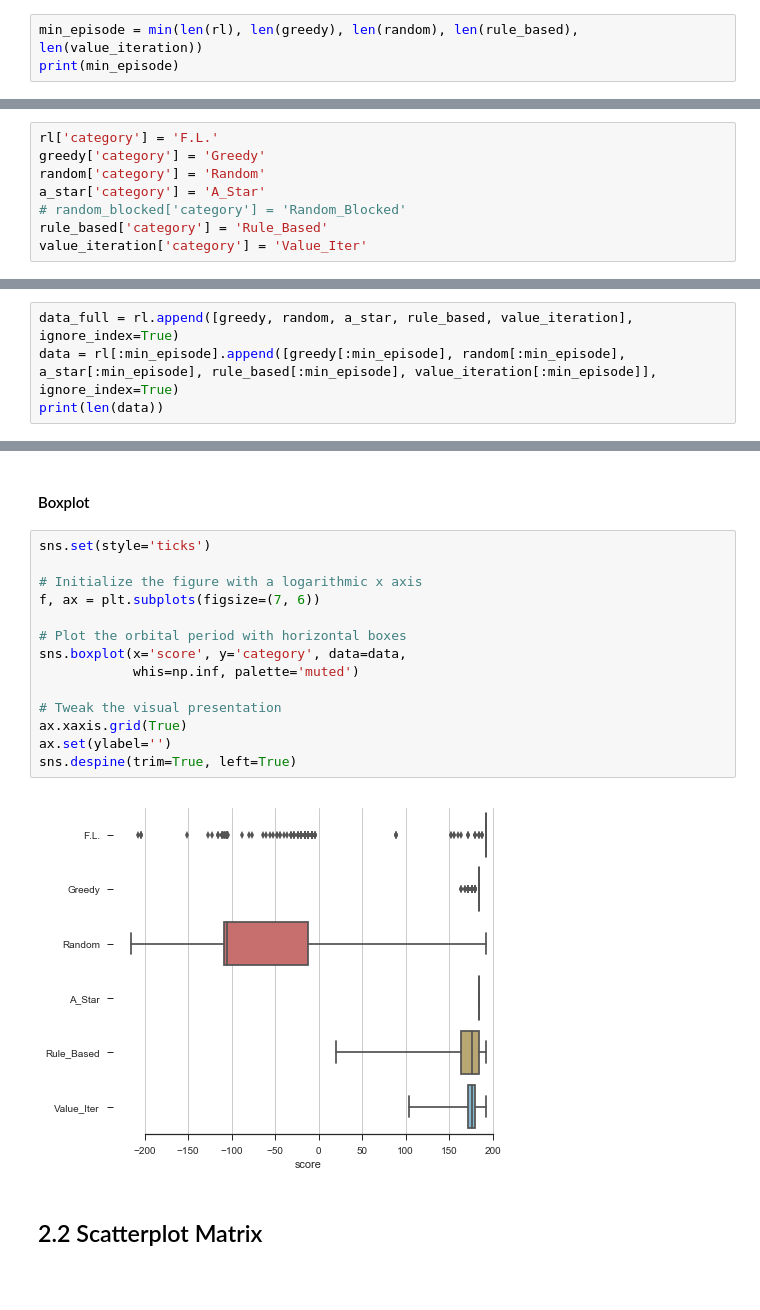
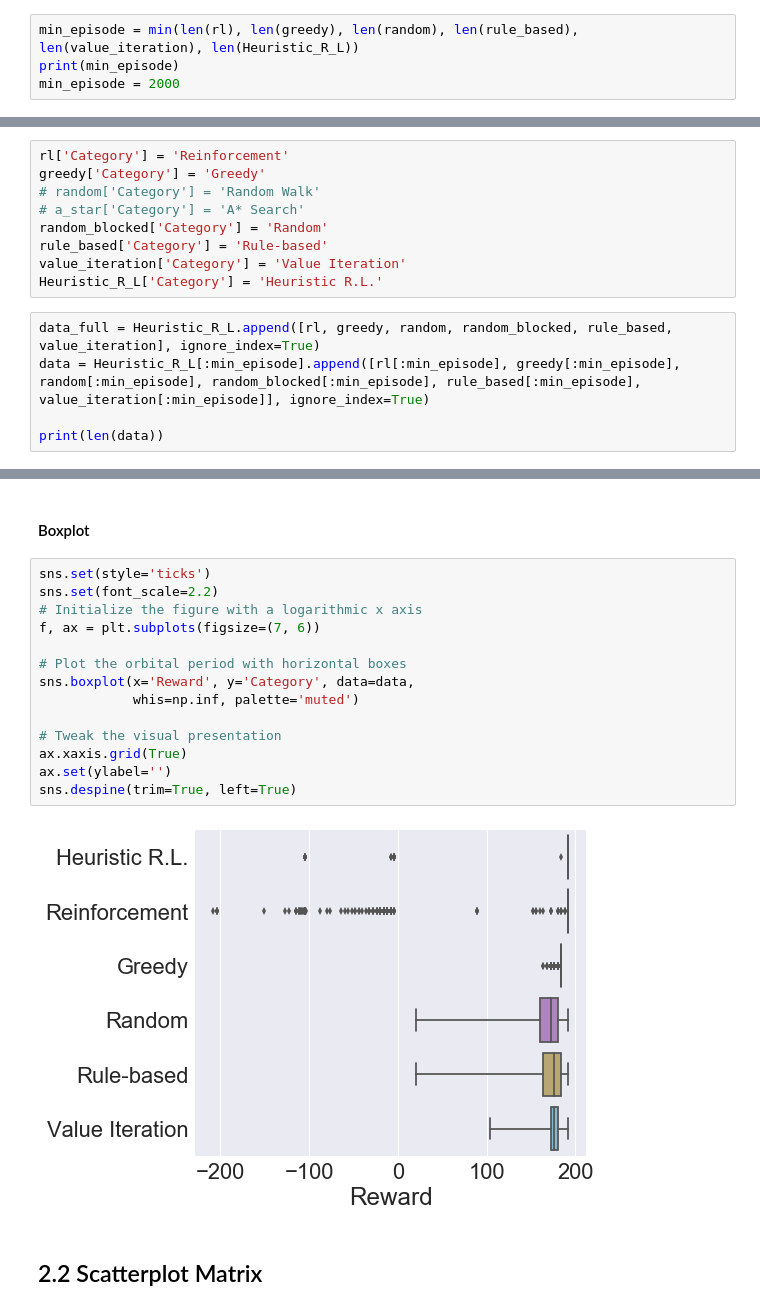
Before and after one commit to jason-jz-zhu/Data-Analysis-and-Viz-for-RL, a Jupyter notebook: Data Viz for RL.ipynb, the cells around one changed output, grey strips where cells are left out. Drawn from its saved outputs; the diff is of its cells as text; blank space fills up the shorter version.

```diff
--- a/Data Viz for RL.ipynb
+++ b/Data Viz for RL.ipynb
@@ -65,13 +70,6 @@ value_iteration = value_iteration.applymap(lambda x: x if len(x.split(':')) == 1
 # %%
-min_episode = min(len(rl), len(greedy), len(random), len(rule_based), len(value_iteration))
+min_episode = min(len(rl), len(greedy), len(random), len(rule_based), len(value_iteration), len(Heuristic_R_L))
 print(min_episode)
+min_episode = 2000
 # %% [output]
 2023
-# %%
-rl['category'] = 'F.L.'
-greedy['category'] = 'Greedy'
-random['category'] = 'Random'
-a_star['category'] = 'A_Star'
-# random_blocked['category'] = 'Random_Blocked'
-rule_based['category'] = 'Rule_Based'
-value_iteration['category'] = 'Value_Iter'
@@ -78,5 +85,15 @@ value_iteration['category'] = 'Value_Iter'
+# %%
+rl['Category'] = 'Reinforcement'
+greedy['Category'] = 'Greedy'
+# random['Category'] = 'Random Walk'
+# a_star['Category'] = 'A* Search'
+random_blocked['Category'] = 'Random'
+rule_based['Category'] = 'Rule-based'
+value_iteration['Category'] = 'Value Iteration'
+Heuristic_R_L['Category'] = 'Heuristic R.L.'
 # %%
-data_full = rl.append([greedy, random, a_star, rule_based, value_iteration], ignore_index=True)
-data = rl[:min_episode].append([greedy[:min_episode], random[:min_episode], a_star[:min_episode], rule_based[:min_episode], value_iteration[:min_episode]], ignore_index=True)
+data_full = Heuristic_R_L.append([rl, greedy, random, random_blocked, rule_based, value_iteration], ignore_index=True)
+data = Heuristic_R_L[:min_episode].append([rl[:min_episode], greedy[:min_episode], random[:min_episode], random_blocked[:min_episode], rule_based[:min_episode], value_iteration[:min_episode]], ignore_index=True)
+
 print(len(data))
 # %% [output]
@@ -131,20 +148,20 @@ dtype: object
 #### Boxplot
 # %%
 sns.set(style='ticks')
-
+sns.set(font_scale=2.2)
 # Initialize the figure with a logarithmic x axis
 f, ax = plt.subplots(figsize=(7, 6))
 
 # Plot the orbital period with horizontal boxes
-sns.boxplot(x='score', y='category', data=data,
+sns.boxplot(x='Reward', y='Category', data=data,
             whis=np.inf, palette='muted')
 
 # Tweak the visual presentation
 ax.xaxis.grid(True)
 ax.set(ylabel='')
 sns.despine(trim=True, left=True)
 # %% [output]
-[figure, old version]
+[figure, new version]
 # %% [markdown]
 <a id='ScatterplotMatrix'></a>
 ## 2.2 Scatterplot Matrix
```
Also changed, not shown: parts of 36 cells of this notebook, 1 other file.
